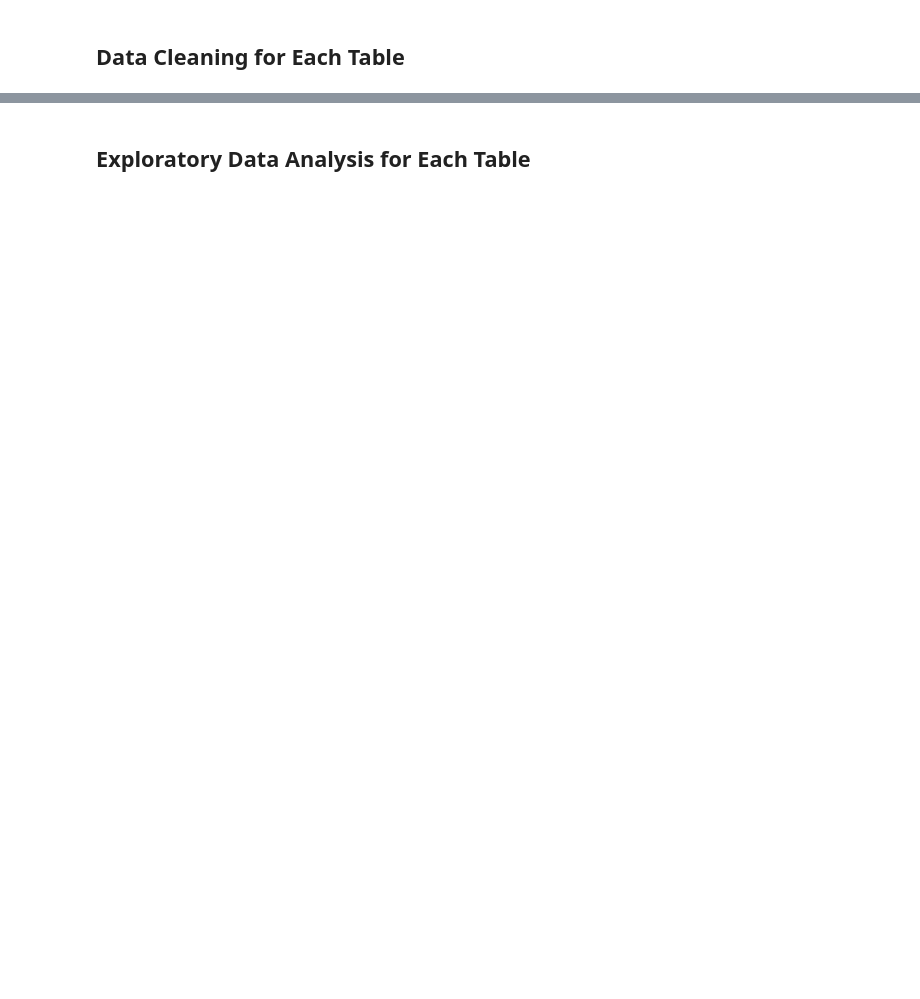
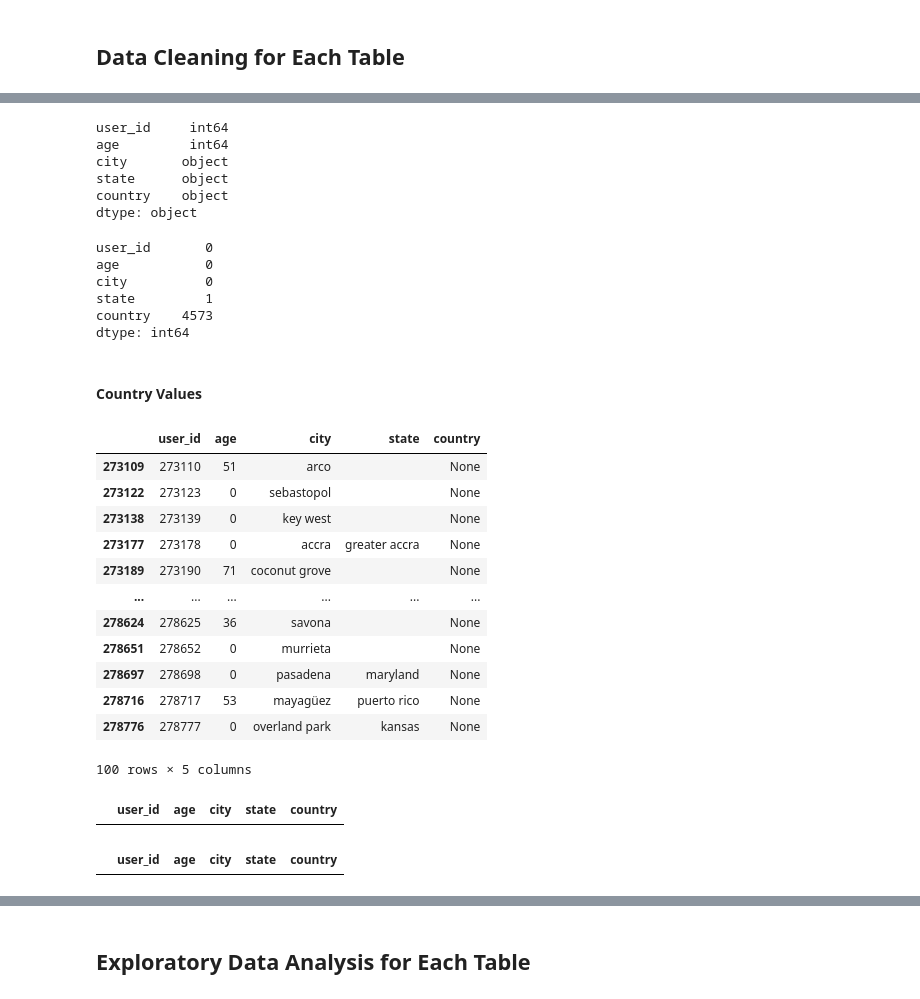
Before and after one commit to OliwiaLewandowska/book-oracle, a Jupyter notebook: book-oracle.ipynb, the cells around one changed output, grey strips where cells are left out. Drawn from its saved outputs; the diff is of its cells as text; code cells hidden in the pictures; blank space fills up the shorter version.

```diff
--- a/book-oracle.ipynb
+++ b/book-oracle.ipynb
@@ -51,0 +131,3 @@ RSEED = 42
+# %%
+# remove age outlier >100
+df = df.drop(df[df['age'] > 100].index)
@@ -51,0 +138,10 @@ RSEED = 42
+# %%
+#split the values of location into three different columns: city, state, country
+df[['city', 'state', 'country']] = df['location'].str.split(', ', n=2, expand=True)
+# %%
+# remove column 'location' as it is replaced by the three newly created columns: city, state, country
+df = df.drop('location', axis=1)
+# %%
+#remove commas from city, state, country
+df['country'] = df['country'].str.replace(',', '')
+df['city'] = df['city'].str.replace(',', '')
@@ -51,0 +157,46 @@ RSEED = 42
+# %%
+#check data type
+df.dtypes
+# %% [output]
+user_id     int64
+age         int64
+city       object
+state      object
+country    object
+dtype: object
+# %%
+#check for missing values in newly created columns
+df.isna().sum()
+# %% [output]
+user_id       0
+age           0
+city          0
+state         1
+country    4573
+dtype: int64
+# %% [markdown]
+#### Country Values
+# %%
+#clean missing country values
+nan_country_rows = df[df['country'].isna()]
+nan_country_rows.tail(100)
+# %% [output]
+|  | user_id | age | city | state | country |
+| 273109 | 273110 | 51 | arco |  | None |
+| 273122 | 273123 | 0 | sebastopol |  | None |
+| 273138 | 273139 | 0 | key west |  | None |
+| 273177 | 273178 | 0 | accra | greater accra | None |
+| 273189 | 273190 | 71 | coconut grove |  | None |
+| ... | ... | ... | ... | ... | ... |
+| 278624 | 278625 | 36 | savona |  | None |
+| 278651 | 278652 | 0 | murrieta |  | None |
+| 278697 | 278698 | 0 | pasadena | maryland | None |
+| 278716 | 278717 | 53 | mayagüez | puerto rico | None |
+| 278776 | 278777 | 0 | overland park | kansas | None |
+100 rows × 5 columns
+# %%
+#check missing state values
+na_country_rows = df[df['country'] == 'n/a']
+na_country_rows.head(100)
+# %% [output]
+|  | user_id | age | city | state | country |
@@ -51,0 +205,6 @@ RSEED = 42
+# %%
+#check missing state values
+na_country_rows = df[df['country'] == 0]
+na_country_rows.head(100)
+# %% [output]
+|  | user_id | age | city | state | country |
```
Also changed, not shown: parts of 41 cells of this notebook, 7 other files.
